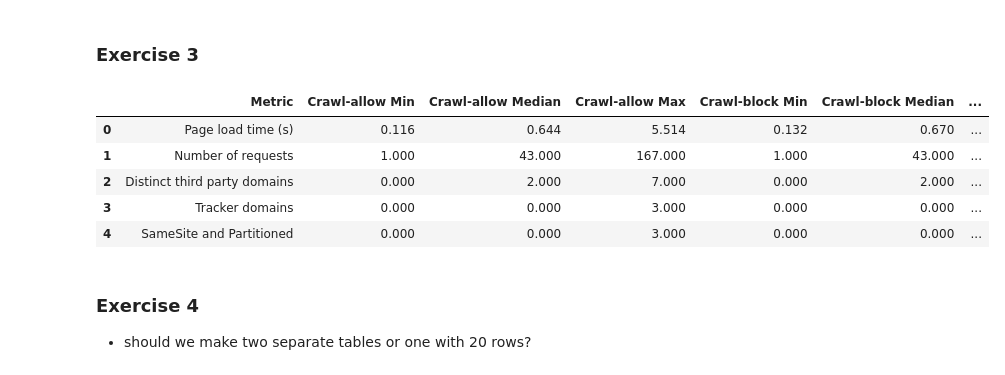
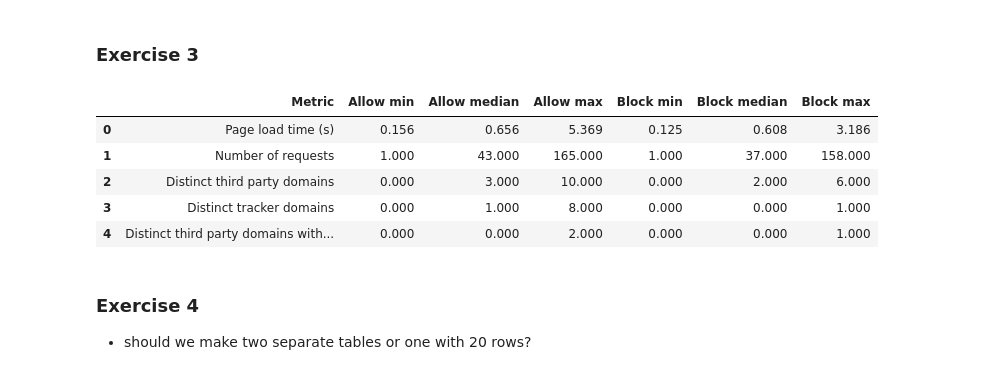
Before and after one commit to Borroot/tracking-crawler, a Jupyter notebook: analysis/assignment2_analysis.ipynb, the cells around one changed output. Saved outputs shown, nothing was run; the diff lists cells and outputs as text; code cells hidden in the pictures.

```diff
--- a/analysis/assignment2_analysis.ipynb
+++ b/analysis/assignment2_analysis.ipynb
@@ -226,26 +226,41 @@ sns.boxplot(x = 'Crawl Type', y = 'Number of distinct third-party domains with c
 ### Exercise 3
 # %%
 from statistics import median
-data = {
-    'Metric': ['Page load time (s)', 'Number of requests', 'Distinct third party domains', 'Tracker domains', 'SameSite and Partitioned'],
-    'Crawl-allow Min': [min(page_load_times_allow), min(requests_allow.values()), min(third_party_allow.values()),min(tracker_domain_allow.values()),min(same_site_allow.values())],
-    'Crawl-allow Median': [median(page_load_times_allow), median(requests_allow.values()),median(third_party_allow.values()),median(tracker_domain_allow.values()), median(same_site_allow.values())],
-    'Crawl-allow Max': [max(page_load_times_allow), max(requests_allow.values()),max(third_party_allow.values()), max(tracker_domain_allow.values()), max(same_site_allow.values())],
-    'Crawl-block Min': [min(page_load_times_block), min(requests_block.values()), min(third_party_block.values()), min(tracker_domain_block.values()),min(same_site_block.values())],  # Inserta tus propios datos aquí
-    'Crawl-block Median': [median(page_load_times_block), median(requests_block.values()),median(third_party_block.values()), median(tracker_domain_block.values()),median(same_site_block.values())],  # Inserta tus propios datos aquí
-    'Crawl-block Max': [max(page_load_times_block), max(requests_block.values()),max(third_party_block.values()),max(tracker_domain_block.values()), max(same_site_block.values())]  # Inserta tus propios datos aquí
-}
+
+dfs = [
+    df_page_load_times,
+    df_number_requests,
+    df_third_party,
+    df_tracker_domain,
+    df_same_site,
+]
+
+header = [
+    'Page load time (s)',
+    'Number of requests',
+    'Distinct third party domains',
+    'Distinct tracker domains',
+    'Distinct third party domains with cookie'
+]
+
+data = {'Metric': header}
+measures = [min, median, max]
+
+for crawl_type in ['Allow', 'Block']:
+    for measure in measures:
+        row = [measure(df[df['Crawl Type'] == crawl_type][df.columns[0]]) for df in dfs]
+        data[crawl_type + ' ' + measure.__name__] = row
 
 df = pd.DataFrame(data)
-df = df.applymap(lambda x: f"{x:.3f}" if isinstance(x, float) else x)
+df = df.map(lambda x: f"{x:.3f}" if isinstance(x, float) else x)
 df
 # %% [output]
-|  | Metric | Crawl-allow Min | Crawl-allow Median | Crawl-allow Max | Crawl-block Min | Crawl-block Median | ... |
-| 0 | Page load time (s) | 0.116 | 0.644 | 5.514 | 0.132 | 0.670 | ... |
-| 1 | Number of requests | 1.000 | 43.000 | 167.000 | 1.000 | 43.000 | ... |
-| 2 | Distinct third party domains | 0.000 | 2.000 | 7.000 | 0.000 | 2.000 | ... |
-| 3 | Tracker domains | 0.000 | 0.000 | 3.000 | 0.000 | 0.000 | ... |
-| 4 | SameSite and Partitioned | 0.000 | 0.000 | 3.000 | 0.000 | 0.000 | ... |
+|  | Metric | Allow min | Allow median | Allow max | Block min | Block median | Block max |
+| 0 | Page load time (s) | 0.156 | 0.656 | 5.369 | 0.125 | 0.608 | 3.186 |
+| 1 | Number of requests | 1.000 | 43.000 | 165.000 | 1.000 | 37.000 | 158.000 |
+| 2 | Distinct third party domains | 0.000 | 3.000 | 10.000 | 0.000 | 2.000 | 6.000 |
+| 3 | Distinct tracker domains | 0.000 | 1.000 | 8.000 | 0.000 | 0.000 | 1.000 |
+| 4 | Distinct third party domains with... | 0.000 | 0.000 | 2.000 | 0.000 | 0.000 | 1.000 |
 # %% [markdown]
 ### Exercise 4
 - should we make two separate tables or one with 20 rows?
```
